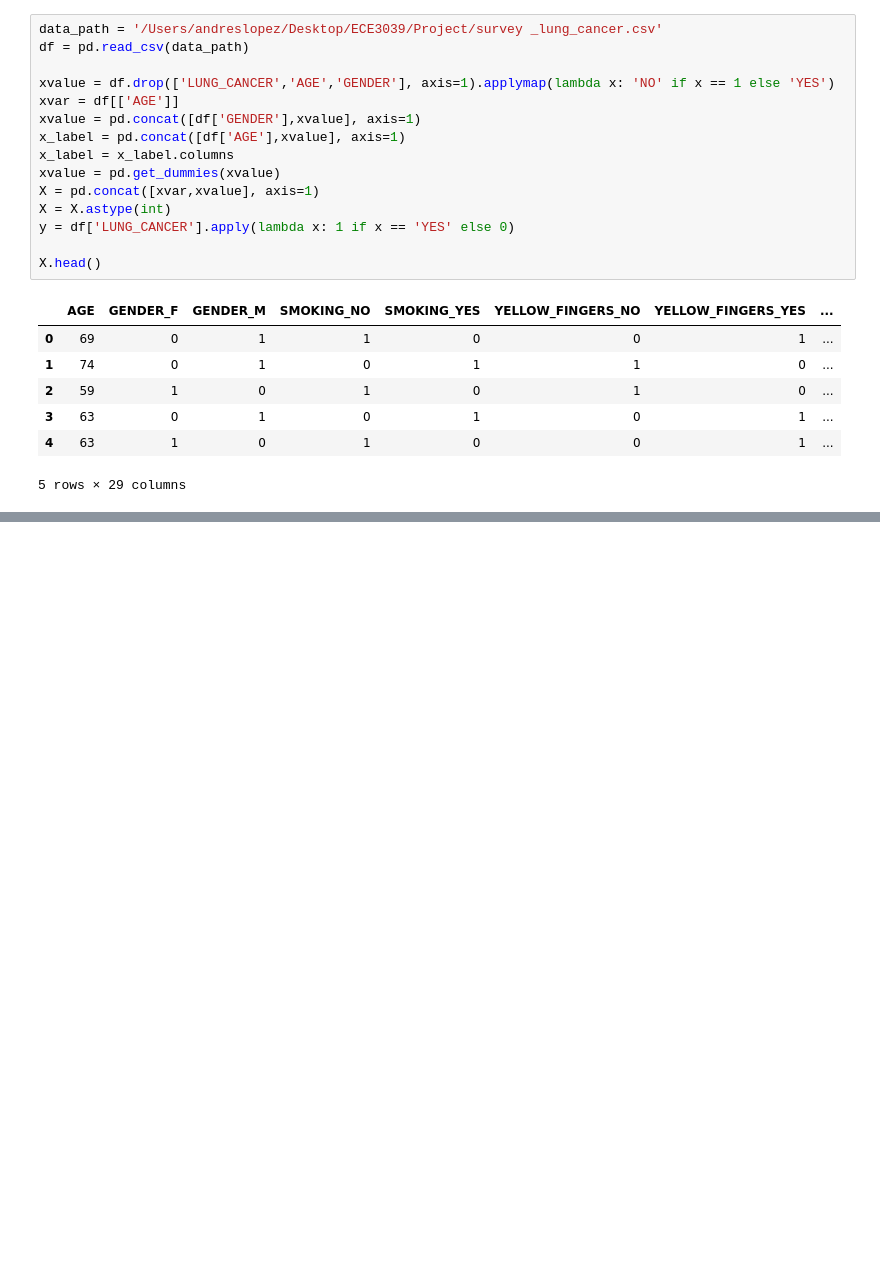
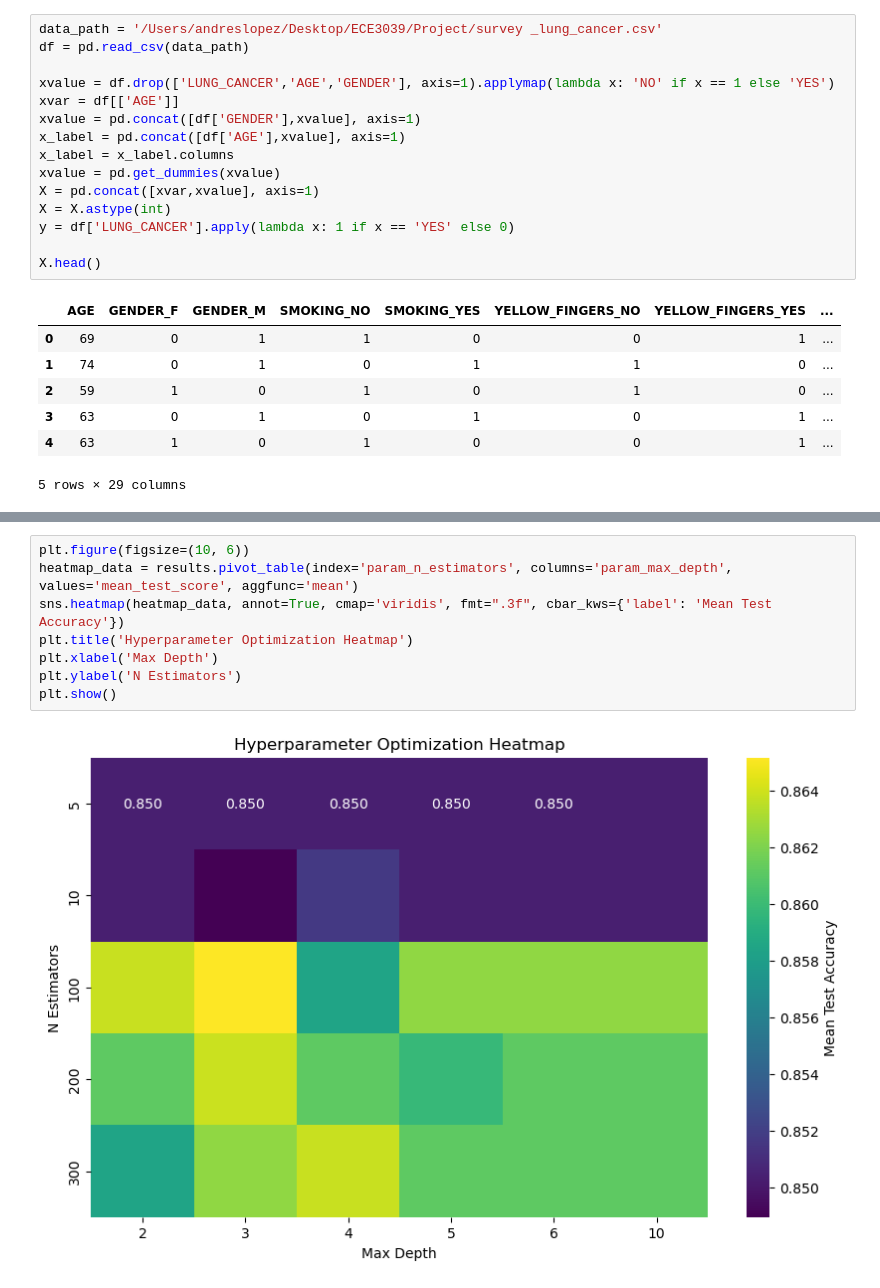
Before and after one commit to AndresFLopez20/ECE-3039-Project, a Jupyter notebook: Project/xgboosing.ipynb, the cells around one changed output, grey strips where cells are left out. Cells and saved outputs as stored; diff of their text form; blank space fills up the shorter version.

```diff
--- a/Project/xgboosing.ipynb
+++ b/Project/xgboosing.ipynb
@@ -49,0 +73,10 @@ optimized_model = grid_search.best_estimator_
+# %%
+plt.figure(figsize=(10, 6))
+heatmap_data = results.pivot_table(index='param_n_estimators', columns='param_max_depth', values='mean_test_score', aggfunc='mean')
+sns.heatmap(heatmap_data, annot=True, cmap='viridis', fmt=".3f", cbar_kws={'label': 'Mean Test Accuracy'})
+plt.title('Hyperparameter Optimization Heatmap')
+plt.xlabel('Max Depth')
+plt.ylabel('N Estimators')
+plt.show()
+# %% [output]
+[figure, added]
```
Also changed, not shown: parts of 10 cells of this notebook, 3 other files.
